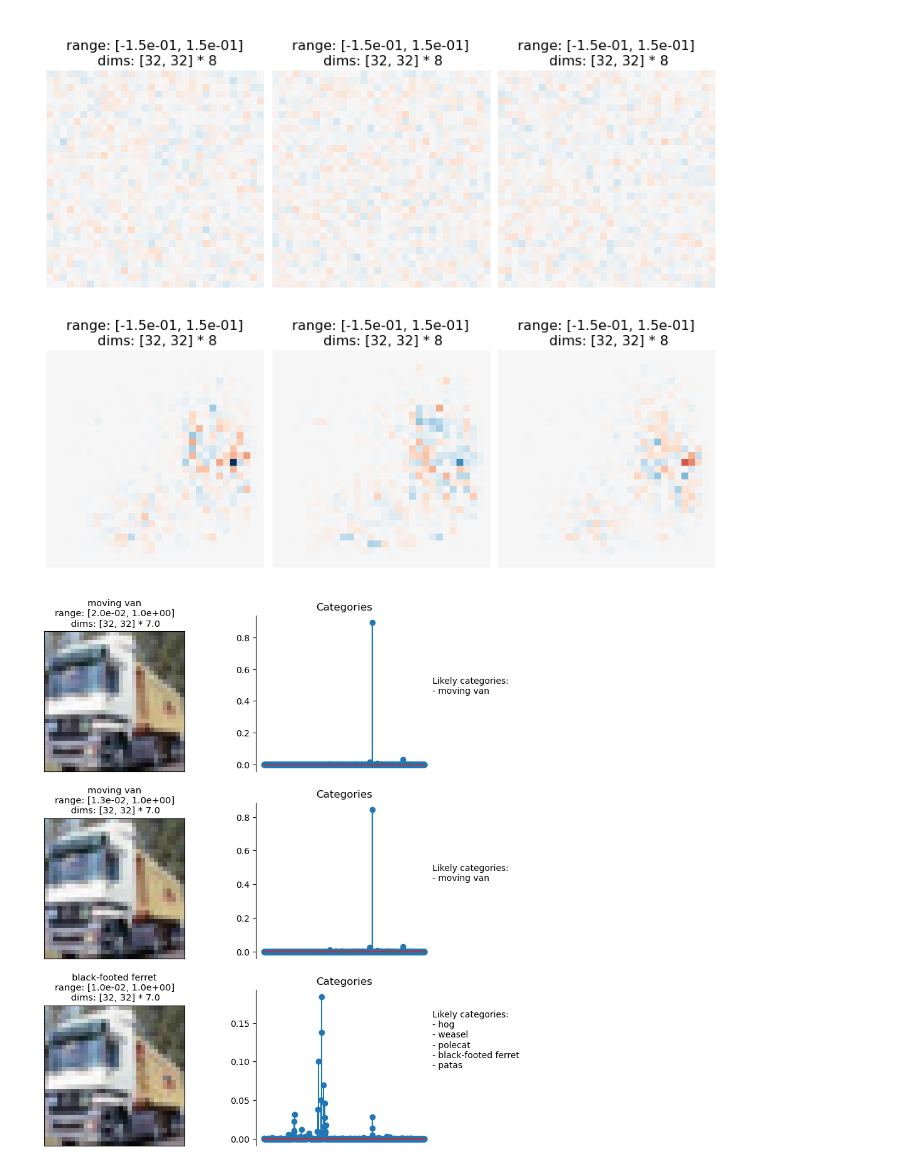
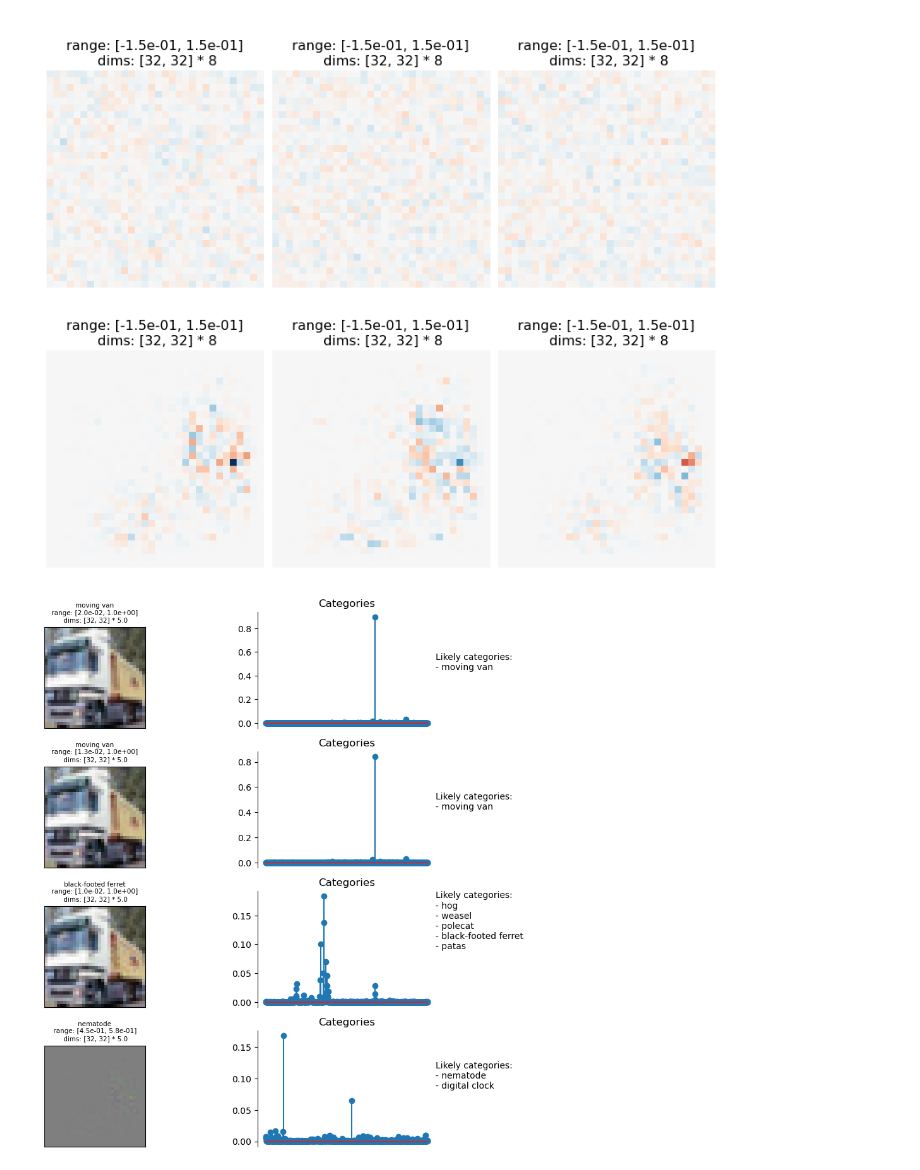
Before and after one commit to plenoptic-org/brainhack-2025, a Jupyter notebook: adversarial_examples.ipynb, the cells around one changed output. Cells and saved outputs as stored; diff of their text form; code cells hidden in the pictures.

```diff
--- a/adversarial_examples.ipynb
+++ b/adversarial_examples.ipynb
@@ -156,15 +156,18 @@ po.imshow(channelwise_diffs, col_wrap=3, zoom=8, vrange='auto0');
 # %% [output]
 [figure]
 # %%
-fig, axes = plt.subplots(3, 2, figsize=(8, 11))
-for i, img in enumerate([mad.image, mad.initial_image, mad.mad_image]):
-    po.imshow(img, ax=axes[i, 0], as_rgb=True, title=titles[i])
+fig, axes = plt.subplots(4, 2, figsize=(8, 11))
+for i, img in enumerate([mad.image, mad.initial_image, mad.mad_image, mad.image-mad.mad_image]):
     img_categories = torch.nn.functional.softmax(model(transform(img))).squeeze().cpu().detach()
     likely_cats = '\n- '.join(list(imagenet_categories[img_categories>.05]))
+    most_likely_cat = imagenet_categories[img_categories.argmax()]
+    if (img<0).any():
+        img = (img+1)/2
+    po.imshow(img, ax=axes[i, 0], as_rgb=True, title=most_likely_cat)
     po.tools.clean_stem_plot(img_categories, ax=axes[i,1], ylim=False)
     axes[i,1].set_title("Categories")
     axes[i,0].xaxis.set_visible(False)
     axes[i,0].yaxis.set_visible(False)
     axes[i,1].text(1, .5, f"Likely categories:\n- {likely_cats}", transform=axes[i,1].transAxes)
 # %% [output]
-[figure, old version]
+[figure, new version]
```
